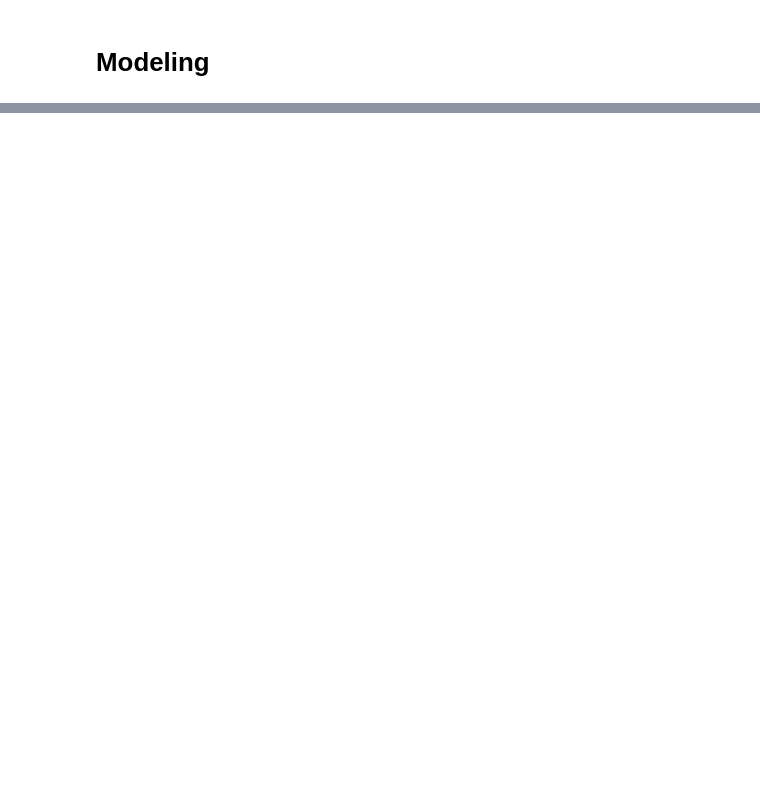
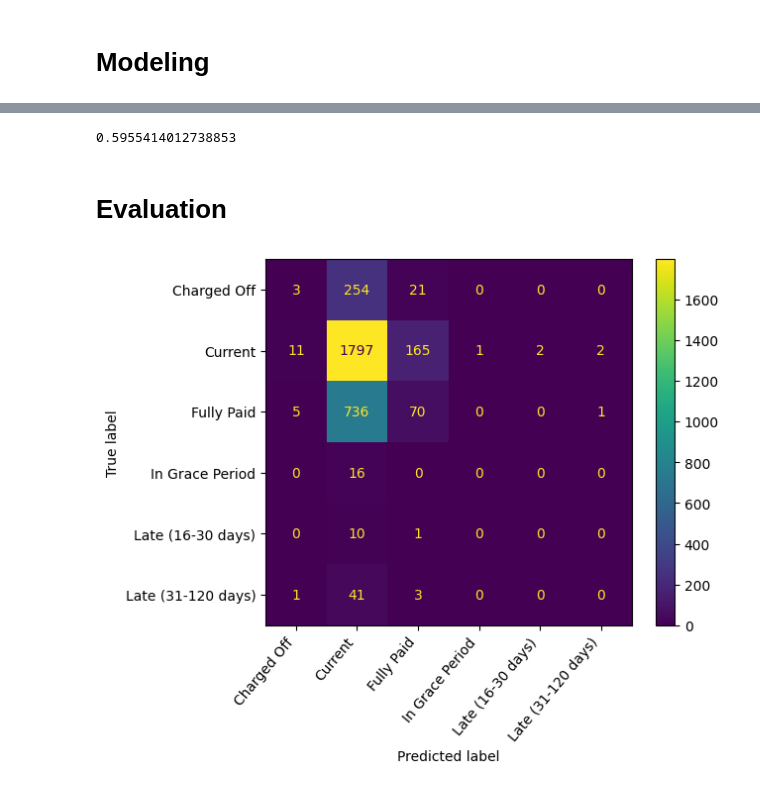
Before and after one commit to Tbsheff/class-code-notebook, a Jupyter notebook: notebooks/Classification/classification-lending-club.ipynb, the cells around one changed output, grey strips where cells are left out. Saved outputs shown, nothing was run; the diff lists cells and outputs as text; code cells hidden in the pictures; blank space fills up the shorter version.

```diff
--- a/notebooks/Classification/classification-lending-club.ipynb
+++ b/notebooks/Classification/classification-lending-club.ipynb
@@ -57,0 +79,29 @@ X.head()
+# %%
+from xgboost import XGBClassifier
+
+
+
+model = XGBClassifier().fit(X_train, y_train)
+
+print(model.score(X_test, y_test))
+# %% [output]
+0.5955414012738853
+# %% [markdown]
+# Evaluation
+# %%
+from sklearn import metrics
+import matplotlib.pyplot as plt
+import numpy as np
+
+y_pred = model.predict(X_test)
+
+labels = df.loan_status.sort_values().unique()
+
+cm = metrics.confusion_matrix(y_test, y_pred)
+
+cm_display = metrics.ConfusionMatrixDisplay(cm, display_labels=labels)
+cm_display.plot(values_format="d")
+plt.xticks(rotation=50, ha="right")
+plt.show()
+# %% [output]
+[figure, added]
```
Also changed, not shown: parts of 5 cells of this notebook, 11 other files.
